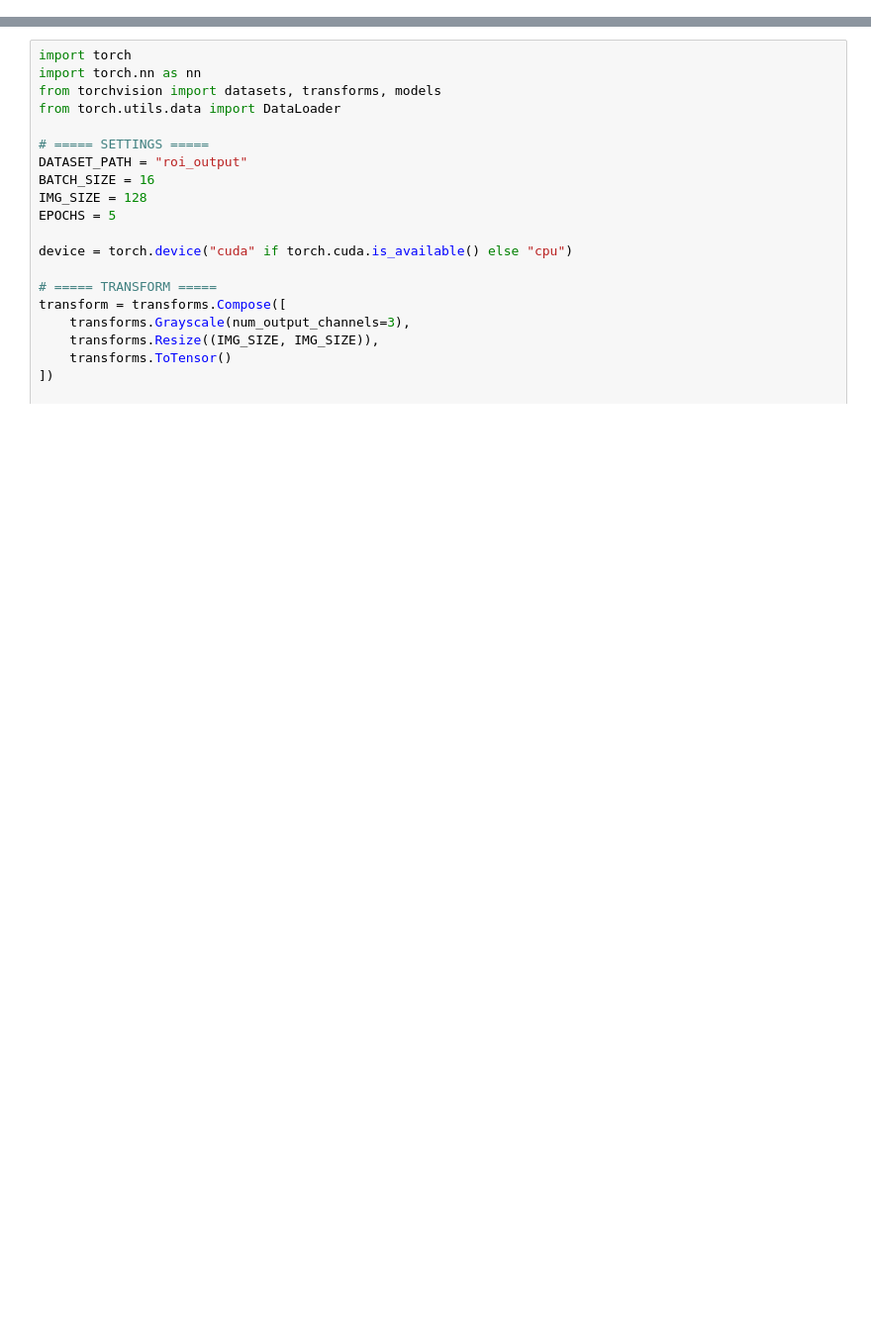
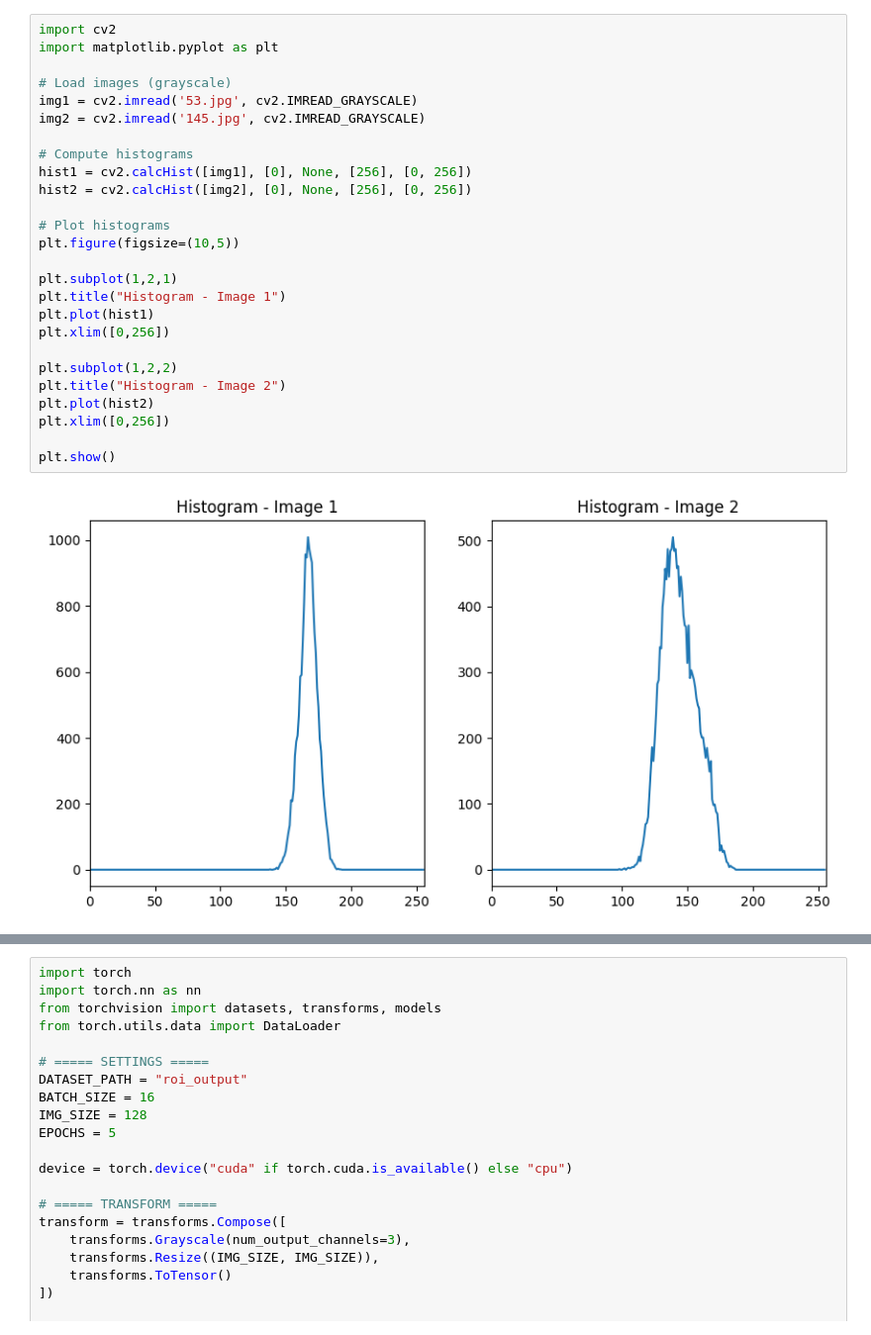
Before and after one commit to Shyam414/research, a Jupyter notebook: b.ipynb, the cells around one changed output, grey strips where cells are left out. Shown at 99% size. Cells and saved outputs as stored; diff of their text form; blank space fills up the shorter version.

```diff
--- a/b.ipynb
+++ b/b.ipynb
@@ -212,0 +232,28 @@ ExtraTrees: Acc=0.5417, Prec=0.5403, Recall=0.5417, F1=0.5401
+# %%
+import cv2
+import matplotlib.pyplot as plt
+
+# Load images (grayscale)
+img1 = cv2.imread('53.jpg', cv2.IMREAD_GRAYSCALE)
+img2 = cv2.imread('145.jpg', cv2.IMREAD_GRAYSCALE)
+
+# Compute histograms
+hist1 = cv2.calcHist([img1], [0], None, [256], [0, 256])
+hist2 = cv2.calcHist([img2], [0], None, [256], [0, 256])
+
+# Plot histograms
+plt.figure(figsize=(10,5))
+
+plt.subplot(1,2,1)
+plt.title("Histogram - Image 1")
+plt.plot(hist1)
+plt.xlim([0,256])
+
+plt.subplot(1,2,2)
+plt.title("Histogram - Image 2")
+plt.plot(hist2)
+plt.xlim([0,256])
+
+plt.show()
+# %% [output]
+[figure, added]
```
Also changed, not shown: parts of 3 cells of this notebook, 3 other files.
